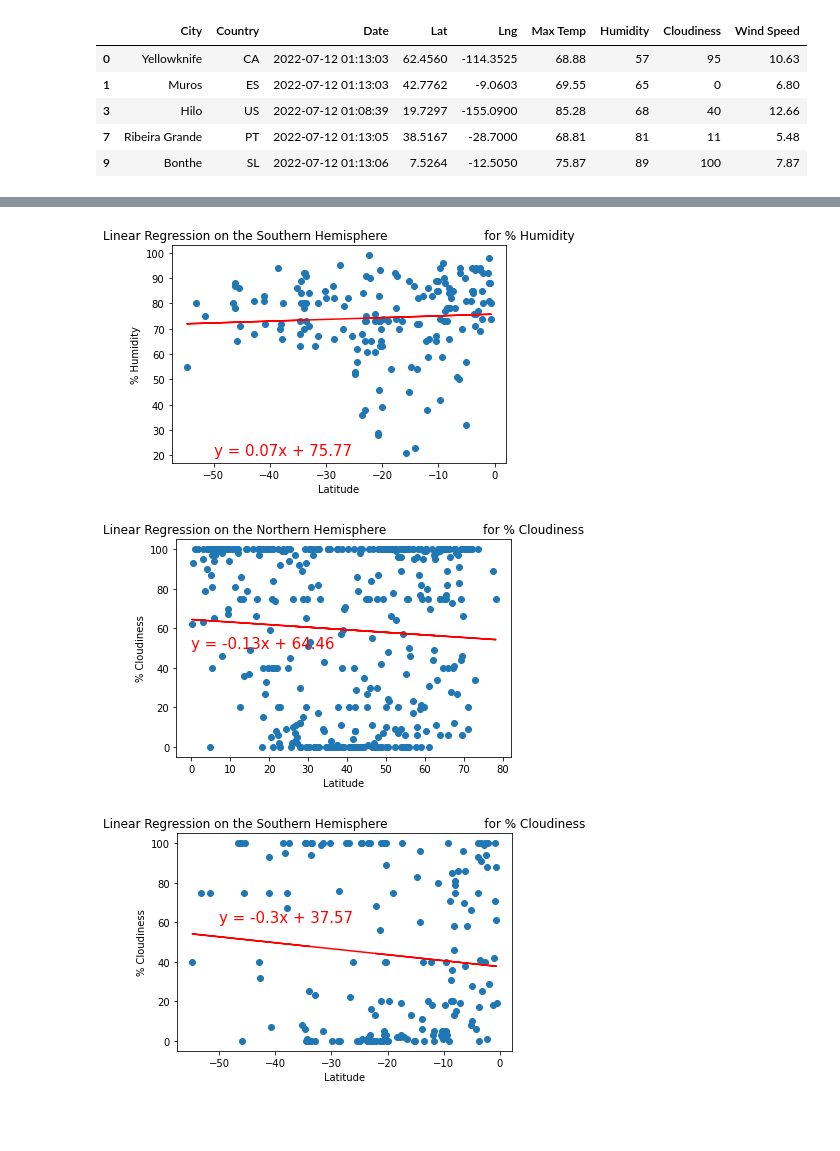
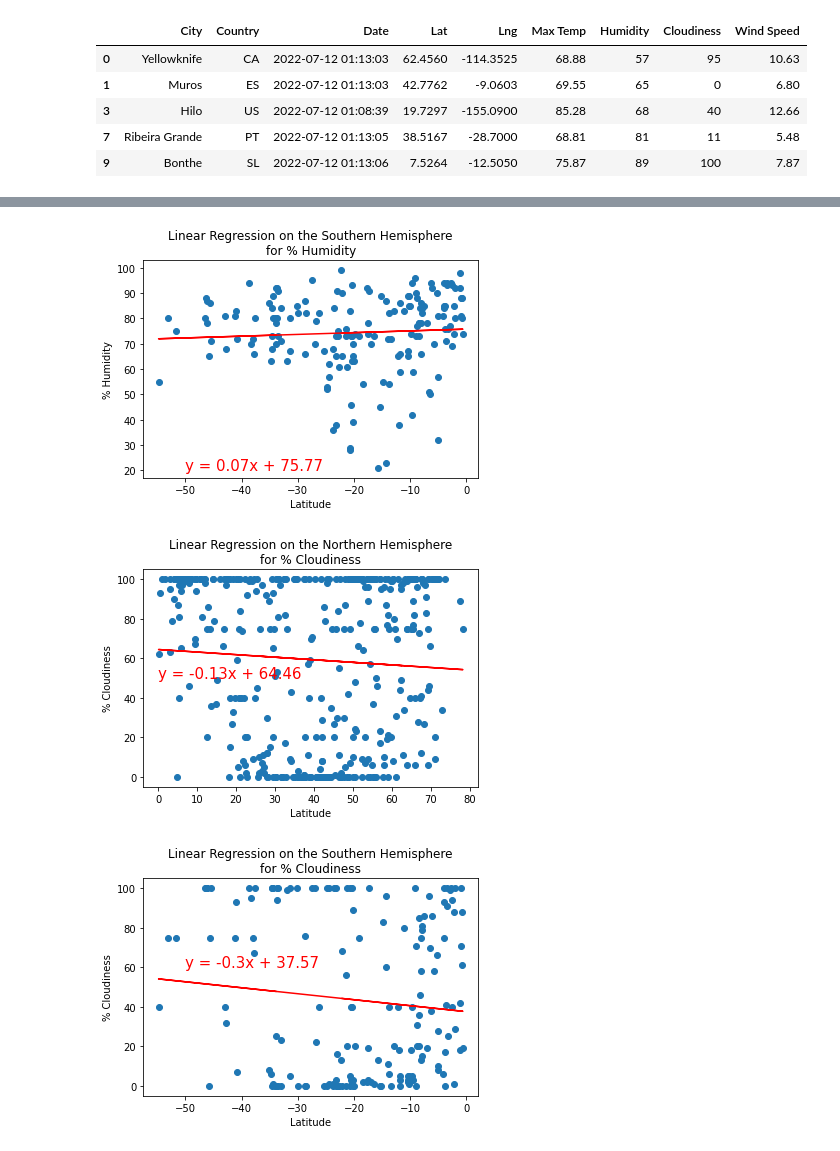
Before and after one commit to HWallace14/World_Weather_Analysis, a Jupyter notebook: WeatherPy.ipynb, the cells around one changed output, grey strips where cells are left out. Saved outputs shown, nothing was run; the diff lists cells and outputs as text; code cells hidden in the pictures; blank space fills up the shorter version.

```diff
--- a/WeatherPy.ipynb
+++ b/WeatherPy.ipynb
@@ -349,33 +346,30 @@ plot_linear_regression(x_values, y_values,
 # %%
 # Linear regression on the Southern Hemisphere
 x_values = southern_hemi_df["Lat"]
 y_values = southern_hemi_df["Humidity"]
 # Call the function.
 plot_linear_regression(x_values, y_values,
-                       'Linear Regression on the Southern Hemisphere \
-                        for % Humidity', '% Humidity',(-50,20))
+                       'Linear Regression on the Southern Hemisphere\nfor % Humidity', '% Humidity',(-50,20))
 # %% [output]
-[figure, old version]
+[figure, new version]
 # %%
 # Linear regression on the Northern Hemisphere
 x_values = northern_hemi_df["Lat"]
 y_values = northern_hemi_df["Cloudiness"]
 # Call the function.
 plot_linear_regression(x_values, y_values,
-                       'Linear Regression on the Northern Hemisphere \
-                        for % Cloudiness', '% Cloudiness',(0,50))
+                       'Linear Regression on the Northern Hemisphere\nfor % Cloudiness', '% Cloudiness',(0,50))
 # %% [output]
-[figure, old version]
+[figure, new version]
 # %%
 # Linear regression on the Southern Hemisphere
 x_values = southern_hemi_df["Lat"]
 y_values = southern_hemi_df["Cloudiness"]
 # Call the function.
 plot_linear_regression(x_values, y_values,
-                       'Linear Regression on the Southern Hemisphere \
-                        for % Cloudiness', '% Cloudiness',(-50,60))
+                       'Linear Regression on the Southern Hemisphere\nfor % Cloudiness', '% Cloudiness',(-50,60))
 # %% [output]
-[figure, old version]
+[figure, new version]
 # %%
 # Linear regression on the Northern Hemisphere
 x_values = northern_hemi_df["Lat"]
```
Also changed, not shown: parts of 5 cells of this notebook, 1 other file.
